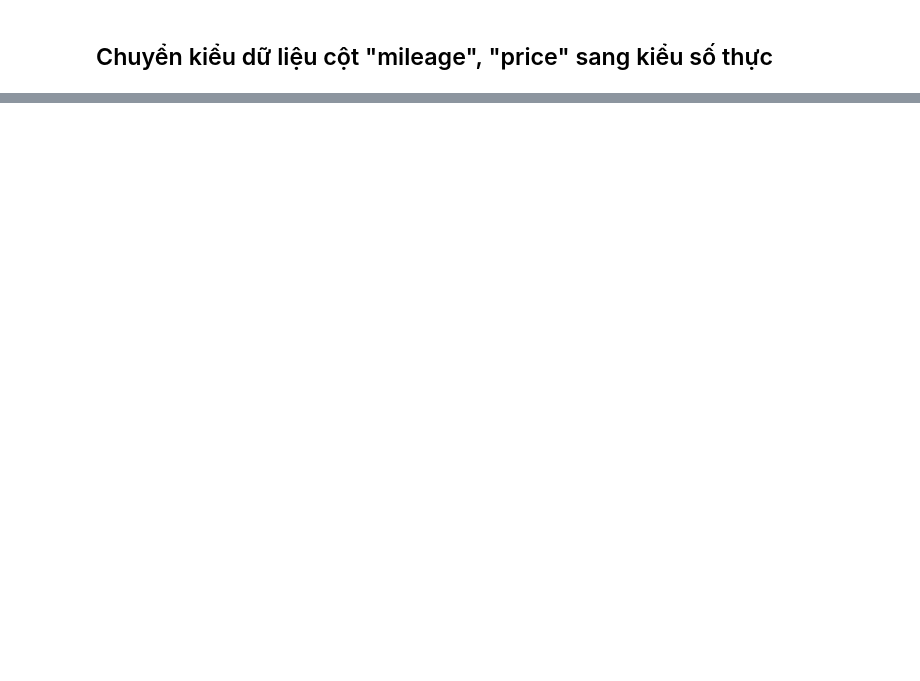
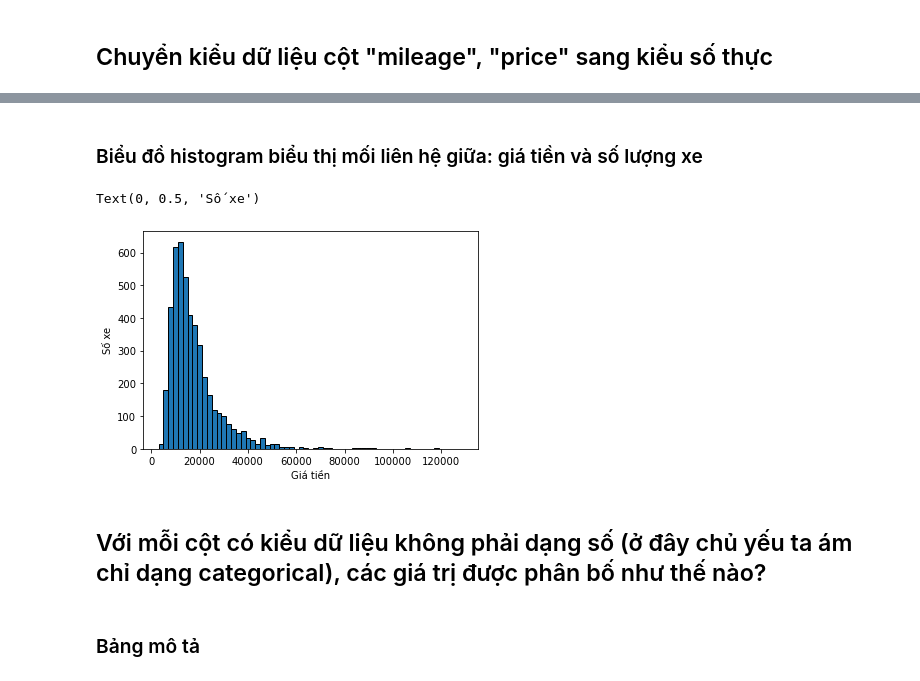
Before and after one commit to GiaBaoHoang/DataScience_FinalProject, a Jupyter notebook: ThuThapDuLieu.ipynb, the cells around one changed output, grey strips where cells are left out. Cells and saved outputs as stored; diff of their text form; code cells hidden in the pictures; blank space fills up the shorter version.

```diff
--- a/ThuThapDuLieu.ipynb
+++ b/ThuThapDuLieu.ipynb
@@ -493,0 +564,13 @@ dtype: object
+# %% [markdown]
+### Biểu đồ histogram biểu thị mối liên hệ giữa: giá tiền và số lượng xe
+# %%
+used_car_df['price'].plot.hist(bins = range(2990, 130000, 2000), edgecolor = 'black')
+plt.xlabel('Giá tiền')
+plt.ylabel('Số xe')
+# %% [output]
+Text(0, 0.5, 'Số xe')
+[figure, added]
+# %% [markdown]
+## Với mỗi cột có kiểu dữ liệu không phải dạng số (ở đây chủ yếu ta ám chỉ dạng categorical), các giá trị được phân bố như thế nào?
+# %% [markdown]
+### Bảng mô tả
```
Also changed, not shown: parts of 50 cells of this notebook.
